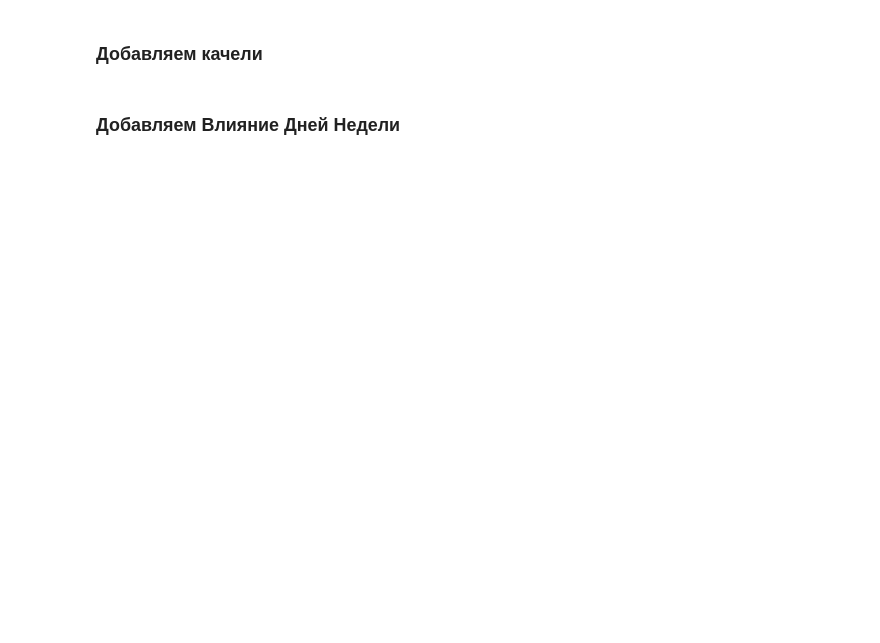
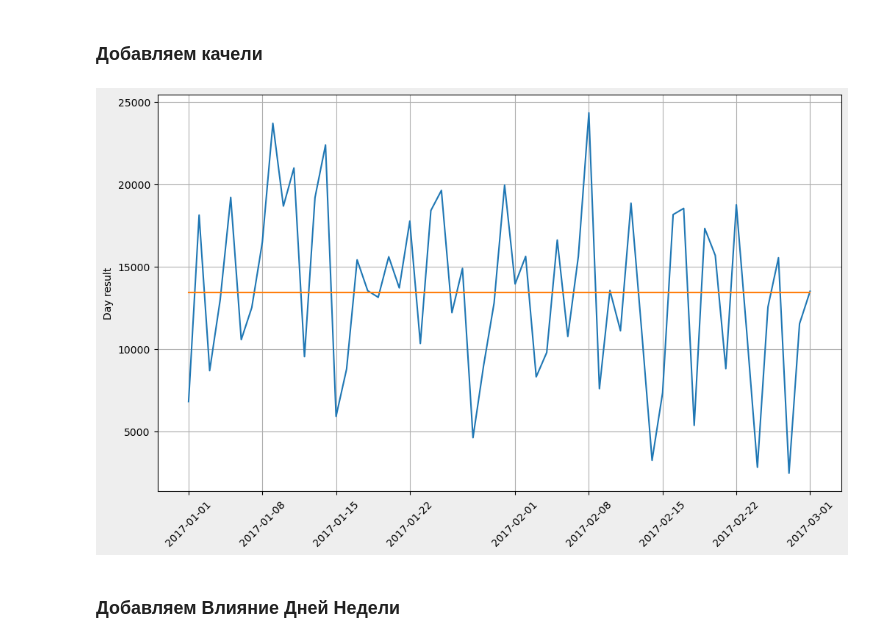
Before and after one commit to TrR1s/DS_Sochi, a Jupyter notebook: 0_graphics.ipynb, the cells around one changed output. Drawn from its saved outputs; the diff is of its cells as text; code cells hidden in the pictures; blank space fills up the shorter version.

```diff
--- a/0_graphics.ipynb
+++ b/0_graphics.ipynb
@@ -44,16 +65,18 @@ house_res = np.array([no_swing(hand_amount_per_day,bet_per_hand,ev_for_house) fo
 # %%
-# # вычисляем качели в у.е.
-# def count_std_per_day(std_one_hand,hand_amount_per_day,bet_per_hand) -> float:
-#     return std_one_hand*(hand_amount_per_day**0.5)*bet_per_hand
-# std_per_day = count_std_per_day(std_one_hand,hand_amount_per_day,bet_per_hand)
+# вычисляем качели в у.е.
+def count_std_per_day(std_one_hand,hand_amount_per_day,bet_per_hand) -> float:
+    return std_one_hand*(hand_amount_per_day**0.5)*bet_per_hand
+std_per_day = count_std_per_day(std_one_hand,hand_amount_per_day,bet_per_hand)
 # %%
-# # создаем генератор нормально распределения, который будет обозначать насколько качает результат дня
-# norm_gen = stats.norm(0,std_per_day)
+# создаем генератор нормально распределения, который будет обозначать насколько качает результат дня
+norm_gen = stats.norm(0,std_per_day)
 # %%
-# # генерируем случайный шум
-# house_res_std = np.array([no_swing(hand_amount_per_day,bet_per_hand,ev_for_house)+norm_gen.rvs() for _ in x_date])
+# генерируем случайный шум
+house_res_std = np.array([no_swing(hand_amount_per_day,bet_per_hand,ev_for_house)+norm_gen.rvs() for _ in x_date])
 # %%
-# show_gragh(x_date,house_res_std)
+show_gragh(x_date,house_res_std)
+# %% [output]
+[figure, added]
 # %% [markdown]
 ###  Добавляем Влияние Дней Недели
 # %%
```
Also changed, not shown: parts of 24 cells of this notebook, 15 other files.
